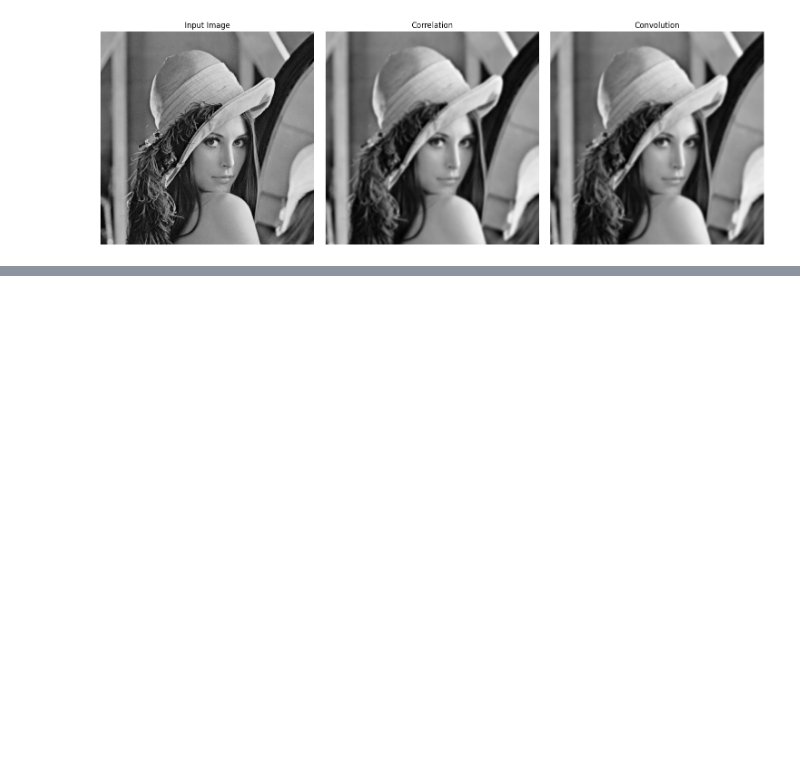
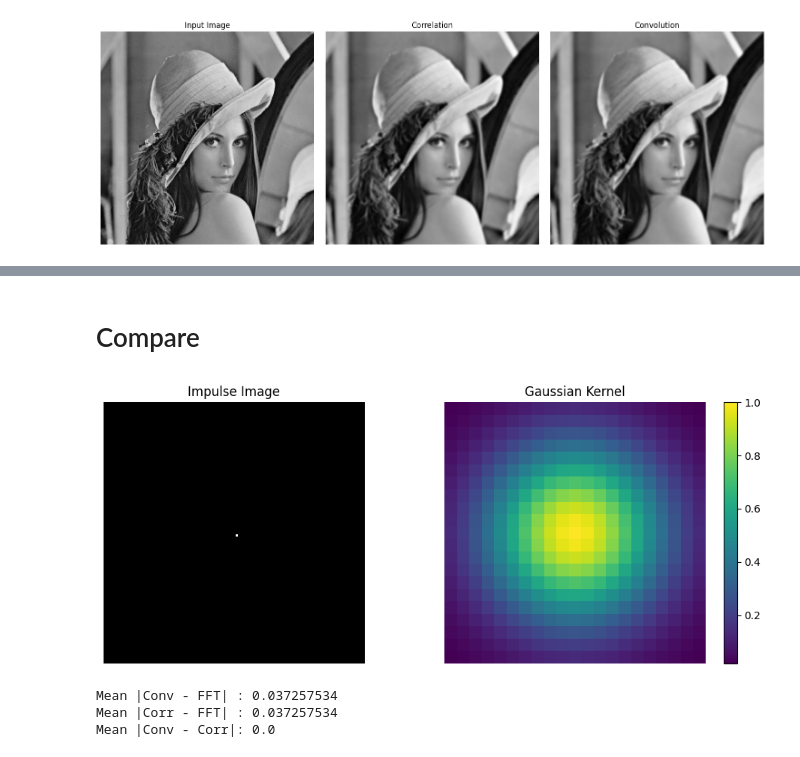
Before and after one commit to daoanhkhoa123/bai_tap_thay_vinh, a Jupyter notebook: run.ipynb, the cells around one changed output, grey strips where cells are left out. Drawn from its saved outputs; the diff is of its cells as text; code cells hidden in the pictures; blank space fills up the shorter version.

```diff
--- a/run.ipynb
+++ b/run.ipynb
@@ -75,0 +92,28 @@ plt.show()
+# %% [markdown]
+# Compare
+# %%
+img = FilterImage.create_img(size=101, value=1).astype(np.float32)
+kernel = GaussianMask.mask_gauss(sigma=5, size=21)
+
+plt.figure(figsize=(10,4))
+
+plt.subplot(1,2,1)
+plt.imshow(img, cmap="gray")
+plt.title("Impulse Image")
+plt.axis("off")
+
+plt.subplot(1,2,2)
+plt.imshow(kernel, cmap="viridis")
+plt.title("Gaussian Kernel")
+plt.colorbar()
+plt.axis("off")
+
+plt.tight_layout()
+plt.show()
+
+FourierGaussianFilter.test()
+# %% [output]
+[figure, added]
+Mean |Conv - FFT| : 0.037257534
+Mean |Corr - FFT| : 0.037257534
+Mean |Conv - Corr|: 0.0
```
Also changed, not shown: parts of 7 cells of this notebook, 2 other files.
